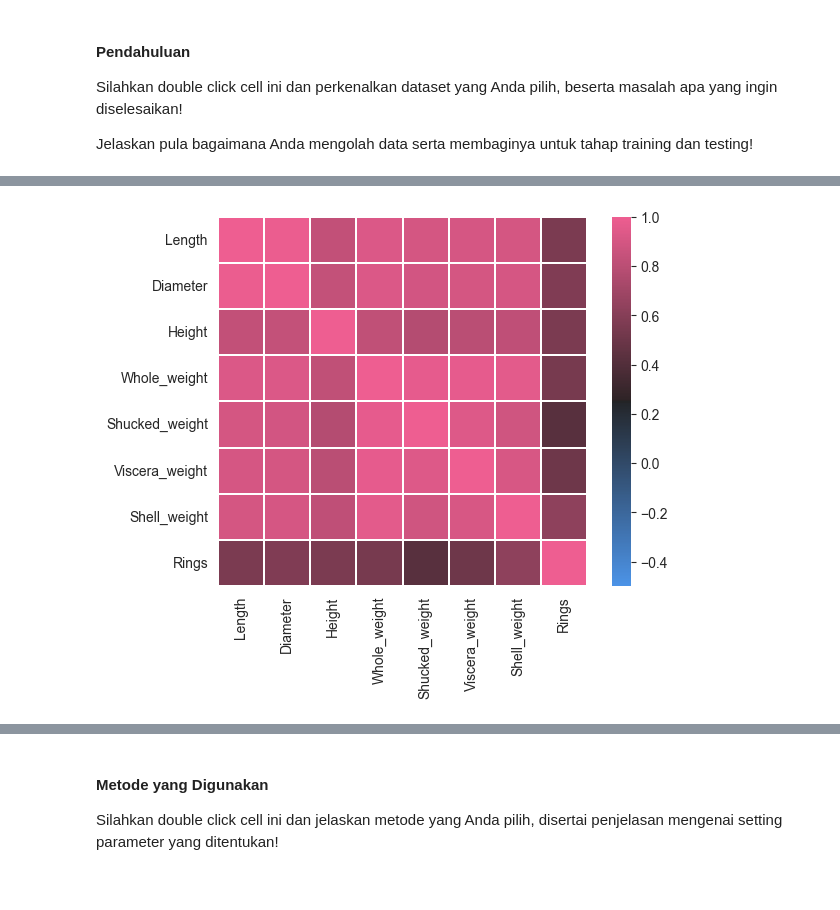
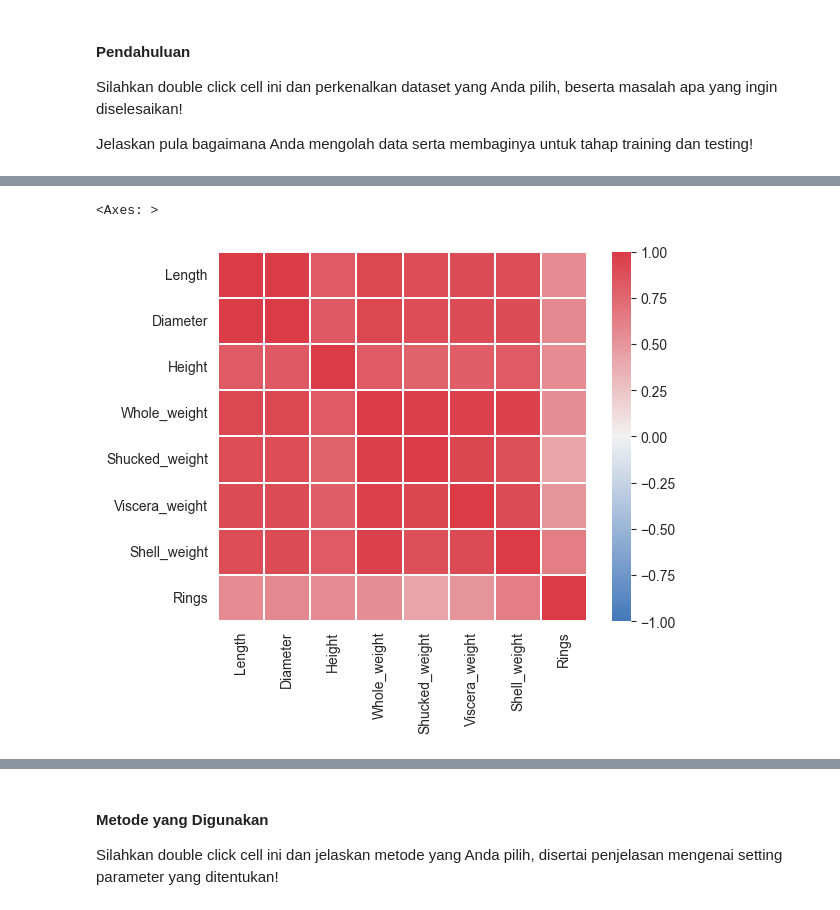
Before and after one commit to raflyzainn/tubes2-pkb, a Jupyter notebook: tubes1.ipynb, the cells around one changed output, grey strips where cells are left out. Cells and saved outputs as stored; diff of their text form; code cells hidden in the pictures.

```diff
--- a/tubes1.ipynb
+++ b/tubes1.ipynb
@@ -41,9 +57,9 @@ df["Rings"].hist()
 # %%
 # Making the data correlation
 numeric_columns = df.select_dtypes(include='number')
 corr = numeric_columns.corr(method="pearson")
-cmap = sns.diverging_palette(250, 354, 80, 60, center="dark", as_cmap=True)
-sns.heatmap(corr, vmax=1, vmin=-0.5, cmap=cmap, square=True, linewidths=0.2)
-plt.show()
+cmap = sns.diverging_palette(250, 10, as_cmap=True)
+sns.heatmap(corr, vmax=1, vmin=-1, cmap=cmap, square=True, linewidths=0.2)
 # %% [output]
+<Axes: >
-[figure, old version]
+[figure, new version]
```
Also changed, not shown: parts of 3 cells of this notebook.
